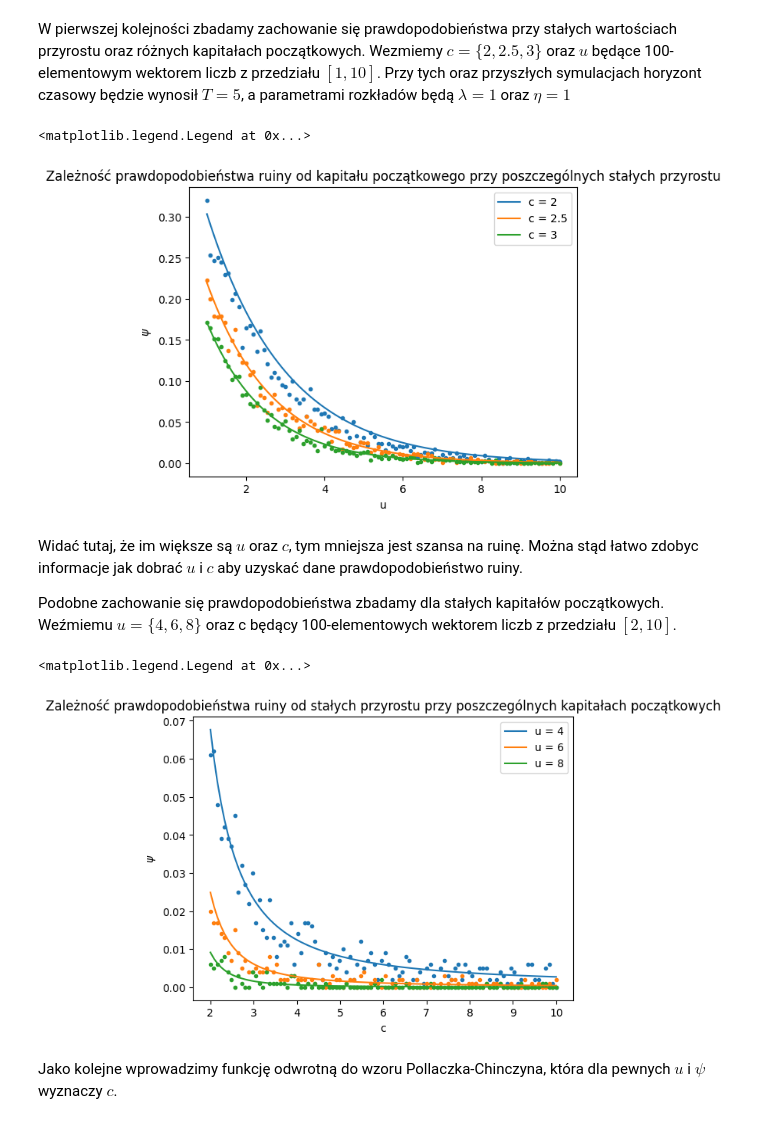
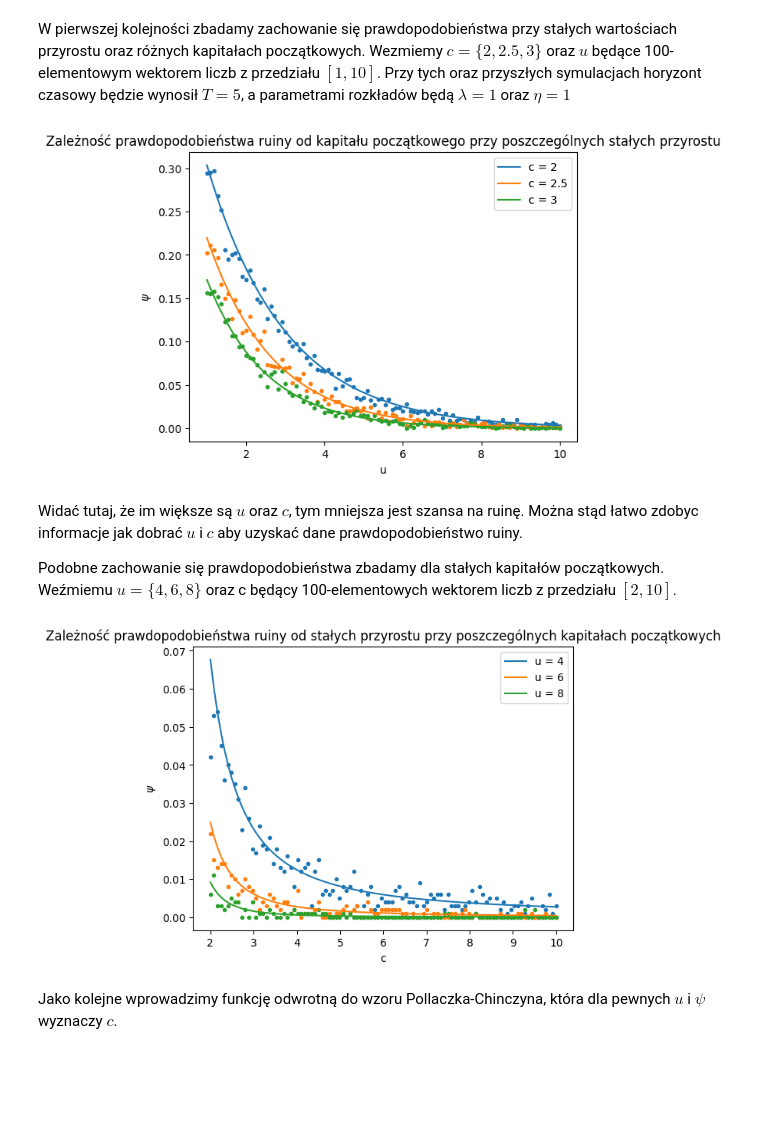
Before and after one commit to piotrczech/report-1-computer-simulations, a Jupyter notebook: main.ipynb, the cells around one changed output. Saved outputs shown, nothing was run; the diff lists cells and outputs as text; code cells hidden in the pictures; blank space fills up the shorter version.

```diff
--- a/main.ipynb
+++ b/main.ipynb
@@ -649,7 +641,7 @@ def mirror(n):
     u1 = np.random.random(n)
     u2 = 1 - u1
 
-    g_u1 = f(u1) #pierwszy element pary
-    g_u2 = f(u2) #drugi element pary
-    g_u = np.append(g_u1,g_u2)
-    return np.mean(g_u)
+    f_u1 = f(u1)
+    f_u2 = f(u2)
+    f_u = (f_u1+f_u2)/2
+    return f_u
@@ -1161,19 +1210,22 @@ $$
 $$
 W tym celu przeprowadzimy symulację modelu Craméra-Lundberga w pewnym skończonym czasie $T$. Następnie za pomocą metody Monte Carlo wyznaczymy prawdopodobieństwa zajścia ruiny przy pewnych parametrach. Te wyniki porównamy z wynikami wzoru Pollaczka-Chinczyna. Zdefiniujmy potrzebne funkcje:
 # %%
-def ruin(horizon = 5, u = 5, c = 2, lmbd=1, eta = 1):
+def ruin(T = 10, n=10**3, u = 5, c = 2, lmbd=1, eta = 1):
     """
     Simulates the ruin process with given the parameters. Returns 0 if ruin occured and 1 if it didn't.
     """
-    T=0
-    while T<=horizon:
-        t = np.random.exponential(lmbd)
-        T += t
-        spadek = np.random.exponential(eta)
-        u = u + c*t - spadek
-        if u <= 0:
-            return 0
-    return 1
+    results = np.zeros(n)
+    for i in range(n):
+        k = np.random.poisson(lmbd*T)
+        jumps = T * np.sort(np.random.uniform(0,1,k))
+        claims = np.random.exponential(eta,k)
+        sumclaims = np.cumsum(claims)
+        R = u + c*jumps - sumclaims
+        if sum(R<=0) > 0:
+            results[i] = 1
+        else:
+            results[i] = 0
+    return  sum(results)/n
 
 def pol_chin(c = 2,u = 5,lmbd = 1,eta = 1):
     """
@@ -1190,10 +1242,7 @@ def draw_const_c(T,n,u,c_0):
     """
     psi = np.zeros(len(u))
     for i in range(len(u)):
-        results = np.zeros(n)
-        for j in range(n):
-            results[j] = ruin(T,u[i],c_0)
-        psi[i] = 1 -  sum(results)/len(results)
+        psi[i] = ruin(T,n,u[i],c_0)
     plt.scatter(u,psi, marker=".")
 
 def draw_const_u(T,n,u_0,c):
@@ -1202,54 +1251,50 @@ def draw_const_u(T,n,u_0,c):
     """
     psi = np.zeros(len(c))
     for i in range(len(c)):
-        results = np.zeros(n)
-        for j in range(n):
-            results[j] = ruin(T,u_0,c[i])
-        psi[i] = 1 -  sum(results)/len(results)
+        psi[i] = ruin(T,n,u_0,c[i])
     plt.scatter(c,psi, marker=".")
 # %% [markdown]
 W pierwszej kolejności zbadamy zachowanie się prawdopodobieństwa przy stałych wartościach przyrostu oraz różnych kapitałach początkowych. Wezmiemy $c=\{2,2.5,3\}$ oraz $u$ będące 100-elementowym wektorem liczb z przedziału $[1,10]$. Przy tych oraz przyszłych symulacjach horyzont czasowy będzie wynosił $T=5$, a parametrami rozkładów będą $\lambda = 1$ oraz $\eta = 1$
 # %%
-T=5
-n=10**4
+T=10
+n=10**3
 c_0 = 2
 c_1 = 2.5
 c_2 = 3
 
 #obliczamy wartości pollaczka
 u = np.linspace(1,10,100)
 test1 = np.zeros(len(u))
 test2 = np.zeros(len(u))
 test3 = np.zeros(len(u))
 for i in range(len(u)):
     test1[i] = pol_chin(c_0,u[i])
     test2[i] = pol_chin(c_1,u[i])
     test3[i] = pol_chin(c_2,u[i])
 
 plot = plt.subplot()
 plt.plot(u,test1, label="c = 2")
 plt.plot(u,test2, label="c = 2.5")
 plt.plot(u,test3, label="c = 3")
 
 #obliczamy empirycznie
 draw_const_c(T,n,u,c_0)
 draw_const_c(T,n,u,c_1)
 draw_const_c(T,n,u,c_2)
 plot.set_xlabel("u")
 plot.set_ylabel("$\psi$")
 plt.title("Zależność prawdopodobieństwa ruiny od kapitału początkowego przy poszczególnych stałych przyrostu")
 plt.legend()
 plt.show()
 # %% [output]
-<matplotlib.legend.Legend at 0x...>
-[figure, old version]
+[figure, new version]
 # %% [markdown]
 Widać tutaj, że im większe są $u$ oraz $c$, tym mniejsza jest szansa na ruinę. Można stąd łatwo zdobyc informacje jak dobrać $u$ i $c$ aby uzyskać dane prawdopodobieństwo ruiny.
 
 Podobne zachowanie się prawdopodobieństwa zbadamy dla stałych kapitałów początkowych. Weźmiemu $u=\{4,6,8\}$ oraz c będący 100-elementowych wektorem liczb z przedziału $[2,10]$.
 # %%
-T=5
-n=10**4
+T=10
+n=10**3
 u_0 = 4
 u_1 = 6
 u_2 = 8
@@ -1279,8 +1324,7 @@ plt.title("Zależność prawdopodobieństwa ruiny od stałych przyrostu przy pos
 plt.legend()
 plt.show()
 # %% [output]
-<matplotlib.legend.Legend at 0x...>
-[figure, old version]
+[figure, new version]
 # %% [markdown]
 Jako kolejne wprowadzimy funkcję odwrotną do wzoru Pollaczka-Chinczyna, która dla pewnych $u$ i $\psi$ wyznaczy $c$.
 # %%
```
Also changed, not shown: parts of 11 cells of this notebook.
